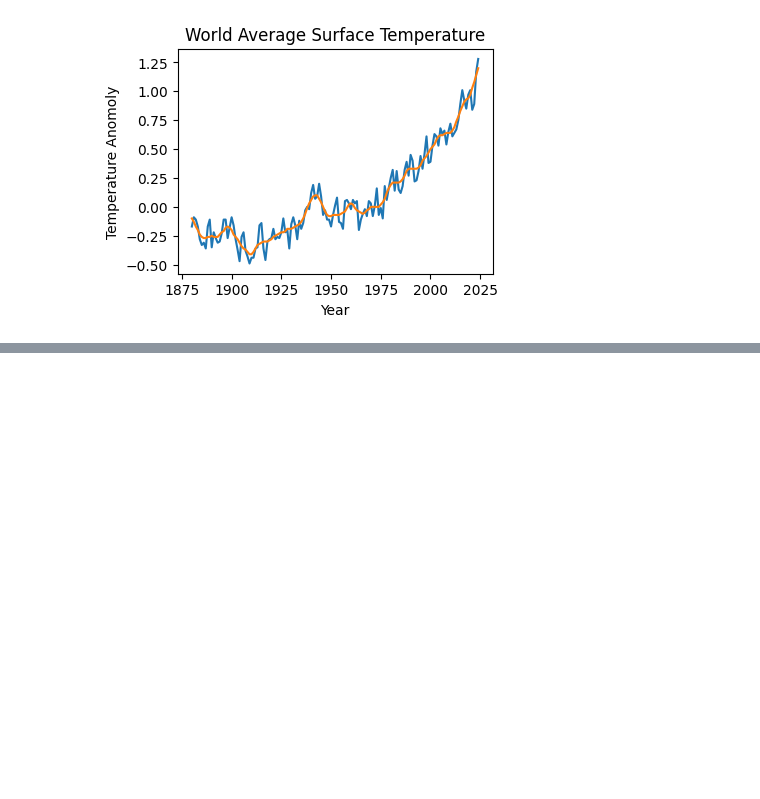
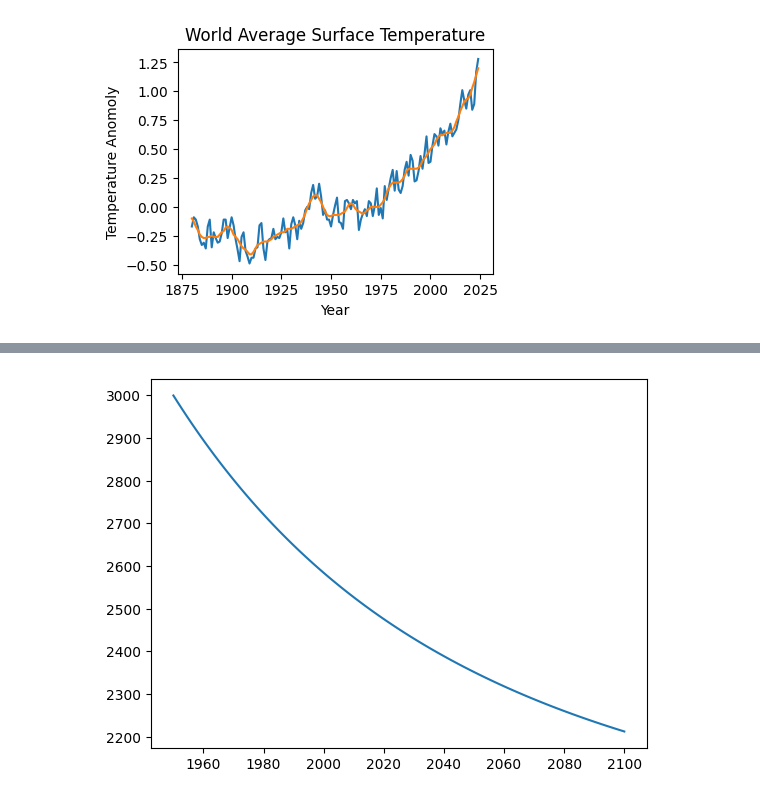
Before and after one commit to Sez26/MMSD, a Jupyter notebook: Question2/TipPoint_00.ipynb, the cells around one changed output, grey strips where cells are left out. Drawn from its saved outputs; the diff is of its cells as text; code cells hidden in the pictures; blank space fills up the shorter version.

```diff
--- a/Question2/TipPoint_00.ipynb
+++ b/Question2/TipPoint_00.ipynb
@@ -110,0 +116,26 @@ plt.show()
+# %%
+# we need to feed these temperatures into melting term of the ice sheet height model
+# lets get some shit down
+
+# rate of change of height of ice sheet
+def dh_dt(d_T, h):
+    P = 4           # precipitation rate (m/yr)
+    r = 1           # rate of melting (m/yr)
+    T_0 = 273-19    # pre-industrial surface temp (K)
+    h_f = 1         # characteristic length, altitude above which the ice won't melt
+    F = 1           # rate of flow of ice sheet into the sea
+
+    dh_dt = P - (r*(T_0+d_T))/(h+h_f)-(F*h)
+    if h <= 0 and dh_dt < 0:
+        dh_dt = 0
+    return dh_dt
+
+
+h_0 = 3000             # initial condition
+# integrate to find the CO2 air density at current emissions level (for the year)
+h_arr = solve_ivp(dh_dt, [min(d_T_arr), max(d_T_arr)], [h_0], t_eval=d_T_arr)
+
+plt.plot(t,h_arr.y[0])
+plt.show()
+# %% [output]
+[figure, added]
```
Also changed, not shown: parts of 2 cells of this notebook.
